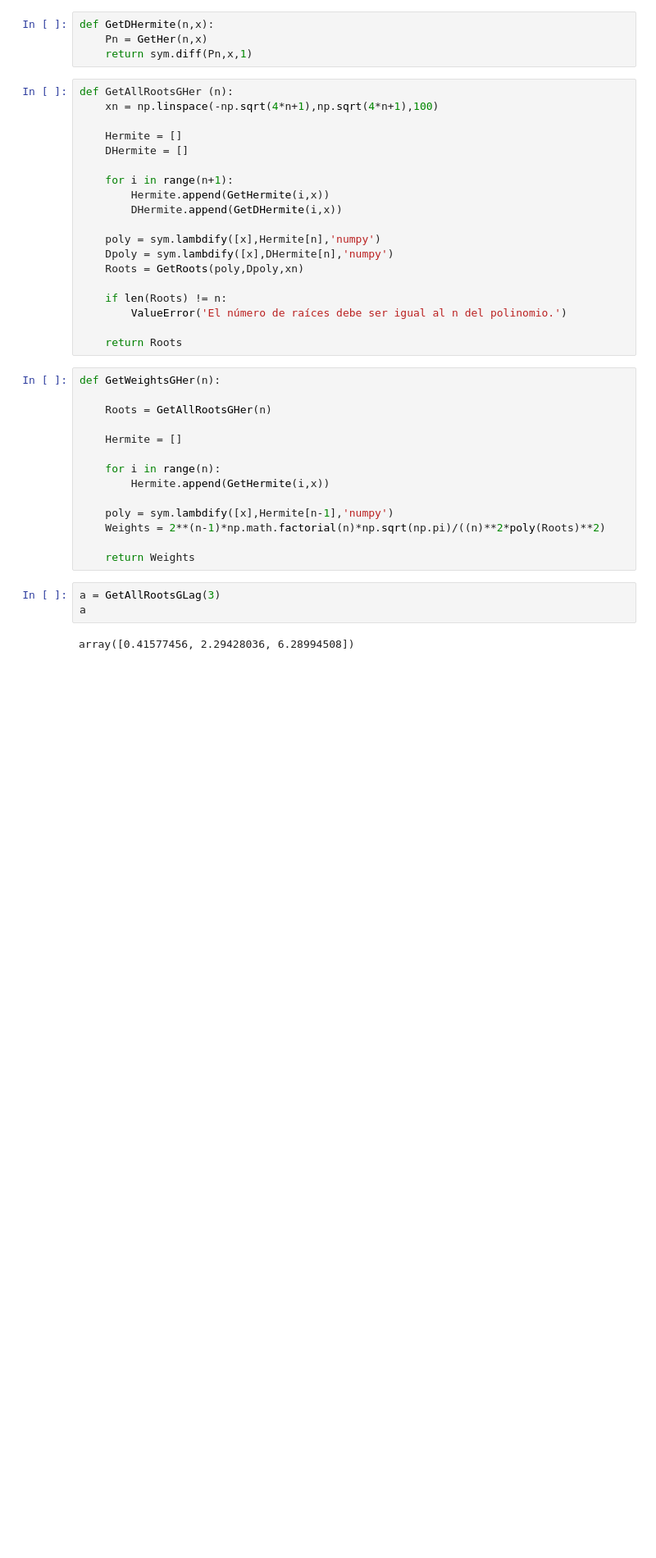
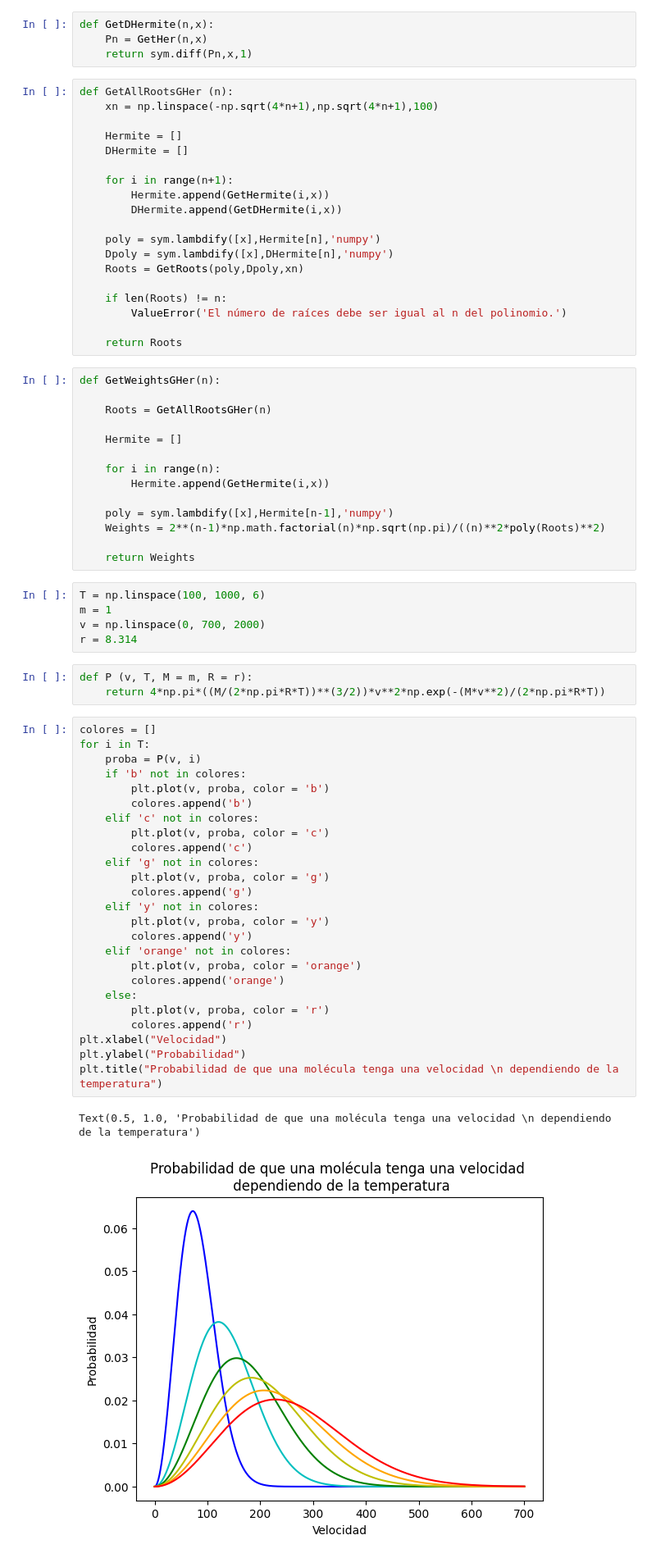
Before and after one commit to Metodos1-BrunoAbello-ManuelBecerra/FISI2526-MetCompCompl-202320-Abello-Becerra, a Jupyter notebook: Taller_2/punto_3_taller_2.ipynb, the cells around one changed output. Shown at 82% size. Drawn from its saved outputs; the diff is of its cells as text; blank space fills up the shorter version.

```diff
--- a/Taller_2/punto_3_taller_2.ipynb
+++ b/Taller_2/punto_3_taller_2.ipynb
@@ -138,8 +139,39 @@ def GetWeightsGHer(n):
     Weights = 2**(n-1)*np.math.factorial(n)*np.sqrt(np.pi)/((n)**2*poly(Roots)**2)
 
     return Weights
-# %%
-a = GetAllRootsGLag(3)
-a
-# %% [output]
-array([0.41577456, 2.29428036, 6.28994508])
+# %%
+T = np.linspace(100, 1000, 6)
+m = 1
+v = np.linspace(0, 700, 2000)
+r = 8.314
+# %%
+def P (v, T, M = m, R = r):
+    return 4*np.pi*((M/(2*np.pi*R*T))**(3/2))*v**2*np.exp(-(M*v**2)/(2*np.pi*R*T))
+# %%
+colores = []
+for i in T:
+    proba = P(v, i)
+    if 'b' not in colores:
+        plt.plot(v, proba, color = 'b')
+        colores.append('b')
+    elif 'c' not in colores:
+        plt.plot(v, proba, color = 'c')
+        colores.append('c')
+    elif 'g' not in colores:
+        plt.plot(v, proba, color = 'g')
+        colores.append('g')
+    elif 'y' not in colores:
+        plt.plot(v, proba, color = 'y')
+        colores.append('y')
+    elif 'orange' not in colores:
+        plt.plot(v, proba, color = 'orange')
+        colores.append('orange')
+    else:
+        plt.plot(v, proba, color = 'r')
+        colores.append('r')
+plt.xlabel("Velocidad")
+plt.ylabel("Probabilidad")
+plt.title("Probabilidad de que una molécula tenga una velocidad \n dependiendo de la temperatura")
+# %% [output]
+Text(0.5, 1.0, 'Probabilidad de que una molécula tenga una velocidad \n dependiendo de la temperatura')
+[figure, added]
```
Also changed, not shown: parts of 2 cells of this notebook.
